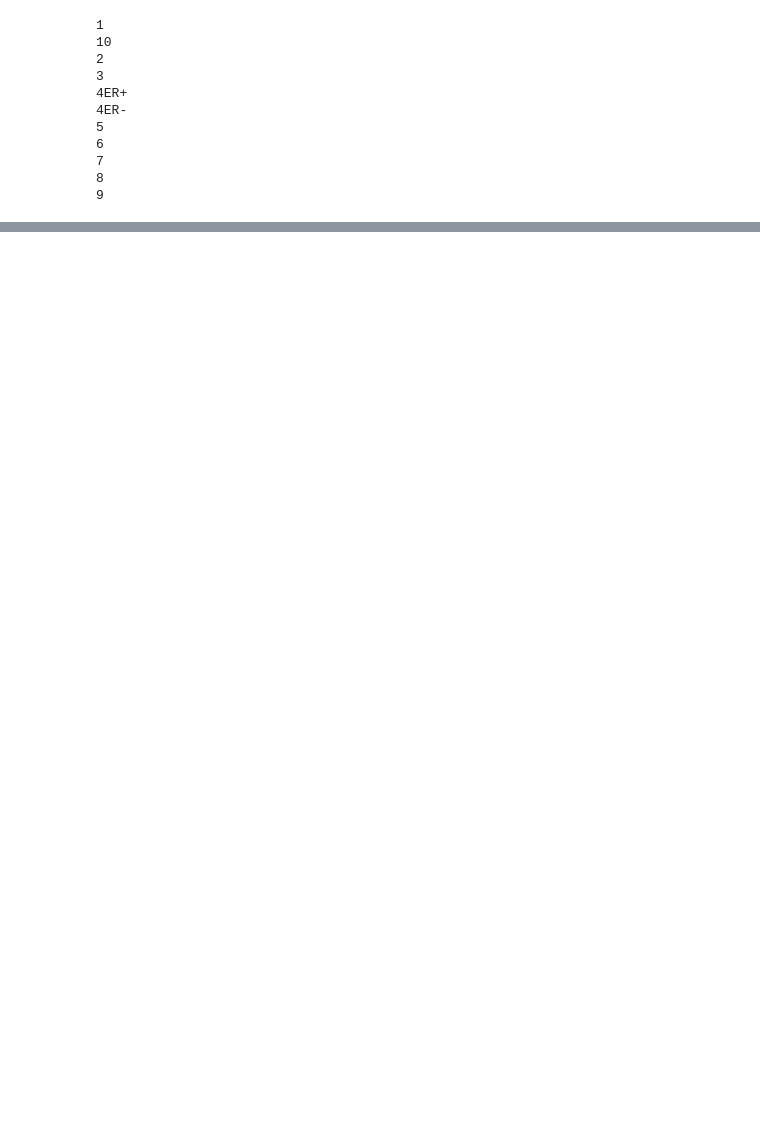
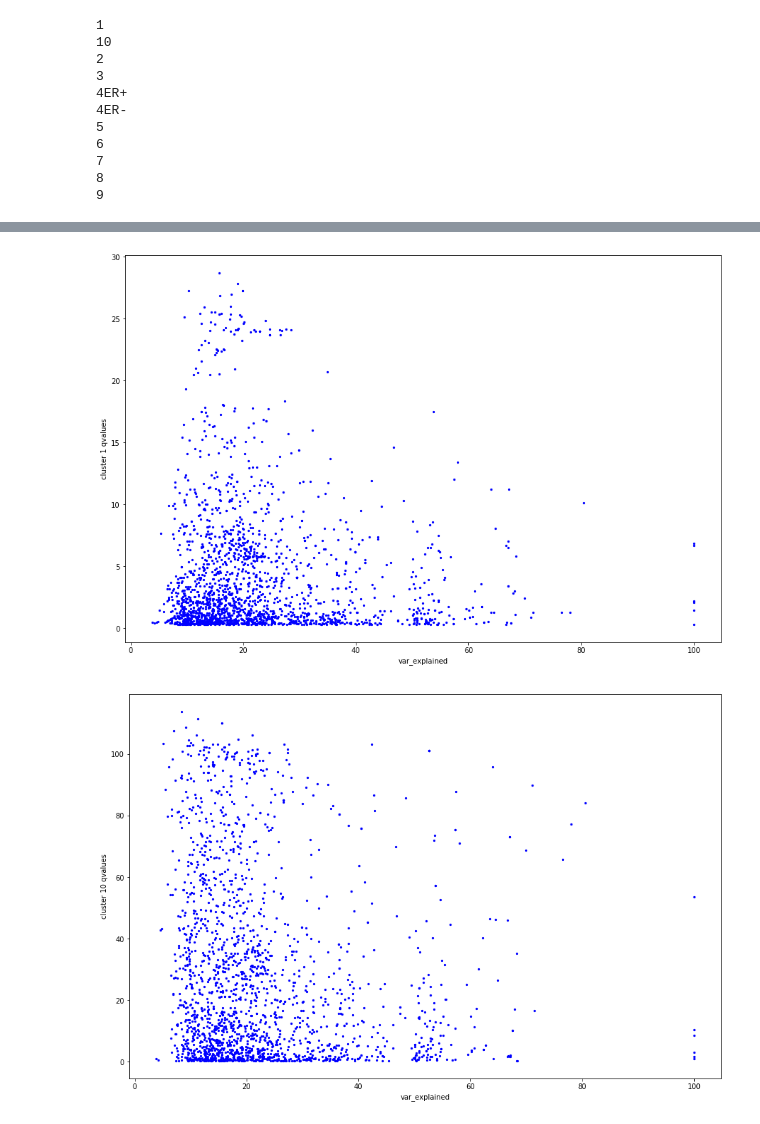
Before and after one commit to statisticalbiotechnology/wall, a Jupyter notebook: src/metabric_cluster_pathway_analysis.ipynb, the cells around one changed output, grey strips where cells are left out. Saved outputs shown, nothing was run; the diff lists cells and outputs as text; code cells hidden in the pictures; blank space fills up the shorter version.

```diff
--- a/src/metabric_cluster_pathway_analysis.ipynb
+++ b/src/metabric_cluster_pathway_analysis.ipynb
@@ -390,0 +548,19 @@ df
+# %%
+variance_explained = {}
+for i in genes_components_per_pathway.keys():
+    variance_explained[i] = genes_components_per_pathway[i][1]
+
+#variance_explained = {i.keys(): i.values()[1] for i in genes_components_per_pathway}
+full_clusterframe['var_explained'] = full_clusterframe.index.map(variance_explained)
+full_clusterframe['var_explained'] = full_clusterframe['var_explained']*100
+
+
+for i in full_clusterframe.columns:
+    if i == 'var_explained':
+        pass
+    else:
+        full_clusterframe.plot(kind='scatter', x='var_explained', y=i, color='blue', figsize=(15, 10), s=5)
+        plt.show()
+# %% [output]
+[figure, added]
+[figure, added]
```
Also changed, not shown: parts of 17 cells of this notebook, 4 other files.
